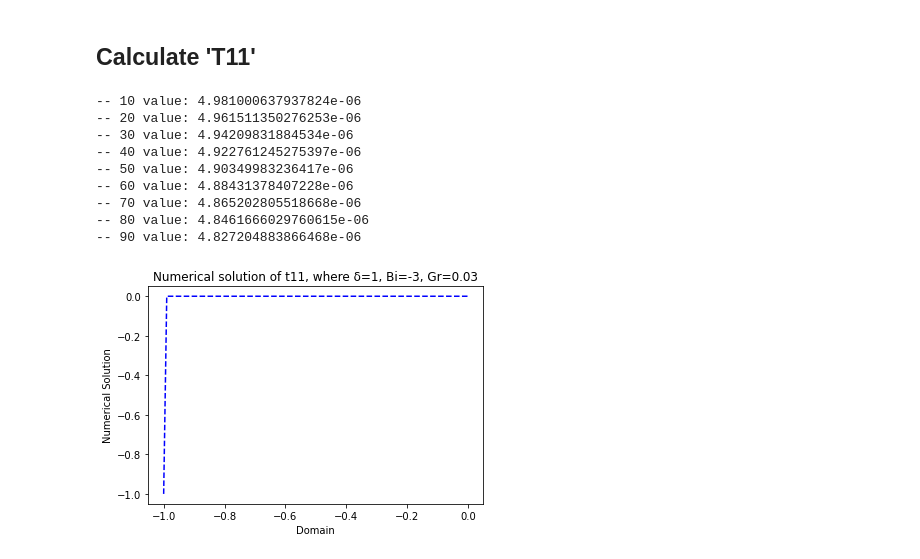
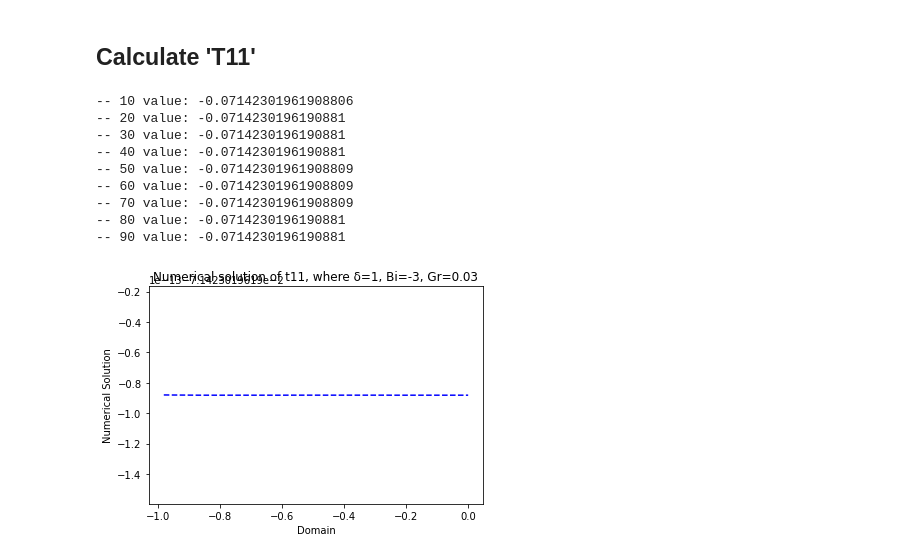
Before and after one commit to SvetlanaSV04/SolveSystemTDMS, a Jupyter notebook: solve.ipynb, the cells around one changed output. Cells and saved outputs as stored; diff of their text form; code cells hidden in the pictures.

```diff
--- a/solve.ipynb
+++ b/solve.ipynb
@@ -250,6 +328,7 @@ print(z)
 δ=1
 Bi=-3
 Gr=0.03
+Pr=0.7
 # %% [markdown]
 ## Calculate 'ω'
 # %%
@@ -304,23 +383,22 @@ PrintSolution(z, u, 'Numerical solution of u, where δ={}, Bi={}, Gr={}'.format(
 ## Calculate 'T11'
 # %%
 t11_initial = -1
-Pr = 1
 
 A_func = lambda i, v_t1: 1/(Pr*(h**2)) + (Gr*ω[i]/(2*h))
 B_func = lambda i, v_t1: -(2/(Pr*(h**2)) + 2*Gr*u[i] + 1/τ)
 C_func = lambda i, v_t1: 1/(Pr*(h**2)) - (Gr*ω[i]/(2*h))
-F_func = lambda i, v_t1: v_t1/τ
+F_func = lambda i, v_t1: -v_t1/τ
 
 t11 = FindSolution(z, t11_initial, A_func, B_func, C_func, F_func)
-PrintSolution(z, t11, 'Numerical solution of t11, where δ={}, Bi={}, Gr={}'.format(δ, Bi, Gr))
+PrintSolution(z[2:], t11[2:], 'Numerical solution of t11, where δ={}, Bi={}, Gr={}'.format(δ, Bi, Gr))
 # %% [output]
--- 10 value: 4.981000637937824e-06
--- 20 value: 4.961511350276253e-06
--- 30 value: 4.94209831884534e-06
--- 40 value: 4.922761245275397e-06
--- 50 value: 4.90349983236417e-06
--- 60 value: 4.88431378407228e-06
--- 70 value: 4.865202805518668e-06
--- 80 value: 4.8461666029760615e-06
--- 90 value: 4.827204883866468e-06
+-- 10 value: -0.07142301961908806
+-- 20 value: -0.0714230196190881
+-- 30 value: -0.0714230196190881
+-- 40 value: -0.0714230196190881
+-- 50 value: -0.07142301961908809
+-- 60 value: -0.07142301961908809
+-- 70 value: -0.07142301961908809
+-- 80 value: -0.0714230196190881
+-- 90 value: -0.0714230196190881
-[figure, old version]
+[figure, new version]
```
Also changed, not shown: parts of 7 cells of this notebook.
